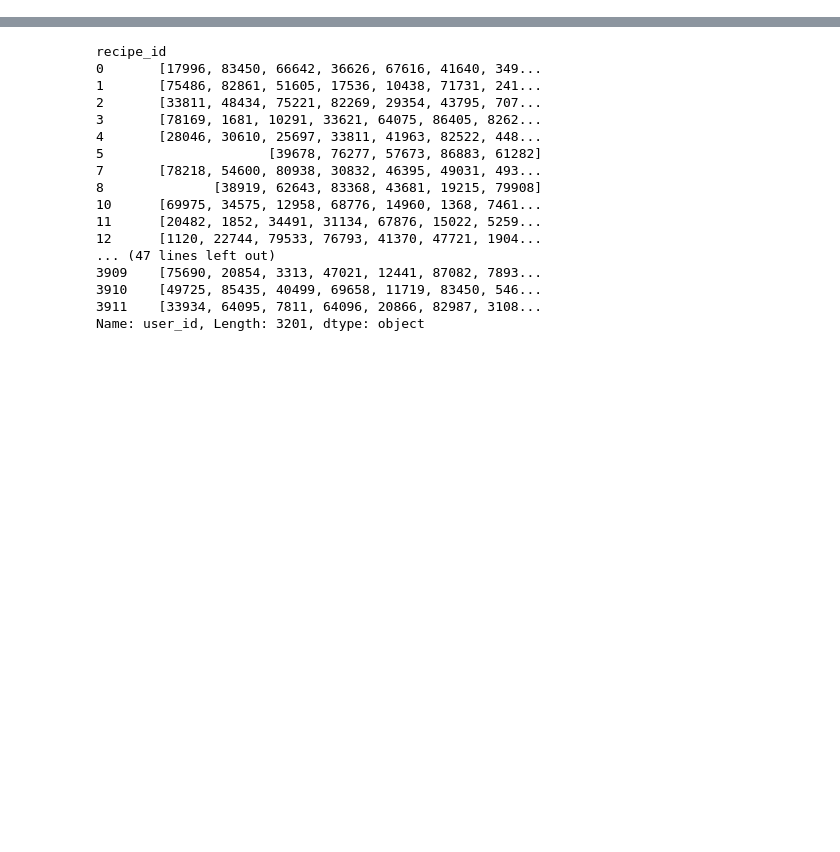
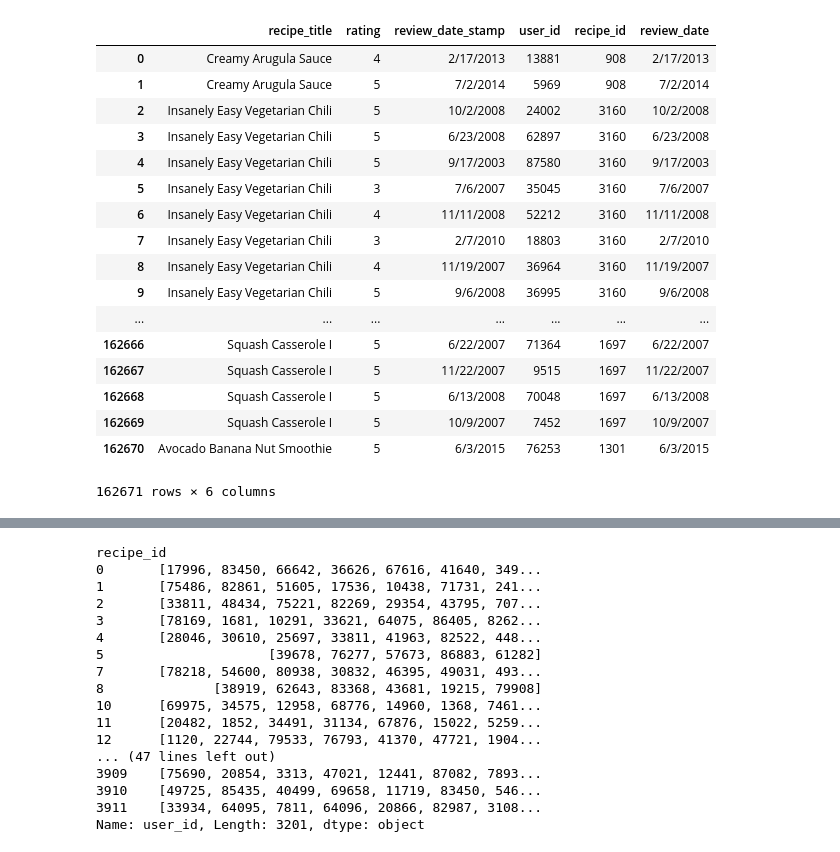
Before and after one commit to gblaketx/edibuddyRecommendations, a Jupyter notebook: Explore Data.ipynb, the cells around one changed output, grey strips where cells are left out. Saved outputs shown, nothing was run; the diff lists cells and outputs as text; code cells hidden in the pictures; blank space fills up the shorter version.

```diff
--- a/Explore Data.ipynb
+++ b/Explore Data.ipynb
@@ -8,8 +181,32 @@ from collections import defaultdict
 # %%
 # with open("data/user_dict.pkl", "rb") as infile:
 #     user_data = pickle.load(infile)
 
 ratings = pd.read_csv("data/all_recipe_clean.csv")
+recipe_rating_counts = ratings.recipe_id.value_counts()
+recipe_ids = recipe_rating_counts[recipe_rating_counts >= 5].index.unique().values
+recipe_ids = frozenset(recipe_ids)
+ratings_filtered = ratings[ratings.recipe_id.isin(recipe_ids)]
+ratings = ratings_filtered
+# %% [output]
+|  | recipe_title | rating | review_date_stamp | user_id | recipe_id | review_date |
+| 0 | Creamy Arugula Sauce | 4 | 2/17/2013 | 13881 | 908 | 2/17/2013 |
+| 1 | Creamy Arugula Sauce | 5 | 7/2/2014 | 5969 | 908 | 7/2/2014 |
+| 2 | Insanely Easy Vegetarian Chili | 5 | 10/2/2008 | 24002 | 3160 | 10/2/2008 |
+| 3 | Insanely Easy Vegetarian Chili | 5 | 6/23/2008 | 62897 | 3160 | 6/23/2008 |
+| 4 | Insanely Easy Vegetarian Chili | 5 | 9/17/2003 | 87580 | 3160 | 9/17/2003 |
+| 5 | Insanely Easy Vegetarian Chili | 3 | 7/6/2007 | 35045 | 3160 | 7/6/2007 |
+| 6 | Insanely Easy Vegetarian Chili | 4 | 11/11/2008 | 52212 | 3160 | 11/11/2008 |
+| 7 | Insanely Easy Vegetarian Chili | 3 | 2/7/2010 | 18803 | 3160 | 2/7/2010 |
+| 8 | Insanely Easy Vegetarian Chili | 4 | 11/19/2007 | 36964 | 3160 | 11/19/2007 |
+| 9 | Insanely Easy Vegetarian Chili | 5 | 9/6/2008 | 36995 | 3160 | 9/6/2008 |
+| ... | ... | ... | ... | ... | ... | ... |
+| 162666 | Squash Casserole I | 5 | 6/22/2007 | 71364 | 1697 | 6/22/2007 |
+| 162667 | Squash Casserole I | 5 | 11/22/2007 | 9515 | 1697 | 11/22/2007 |
+| 162668 | Squash Casserole I | 5 | 6/13/2008 | 70048 | 1697 | 6/13/2008 |
+| 162669 | Squash Casserole I | 5 | 10/9/2007 | 7452 | 1697 | 10/9/2007 |
+| 162670 | Avocado Banana Nut Smoothie | 5 | 6/3/2015 | 76253 | 1301 | 6/3/2015 |
+162671 rows × 6 columns
 # %%
 print("Ratings Data")
 print("Number of Ratings: {}".format(len(ratings)))
```
Also changed, not shown: parts of 12 cells of this notebook, 5 other files.
